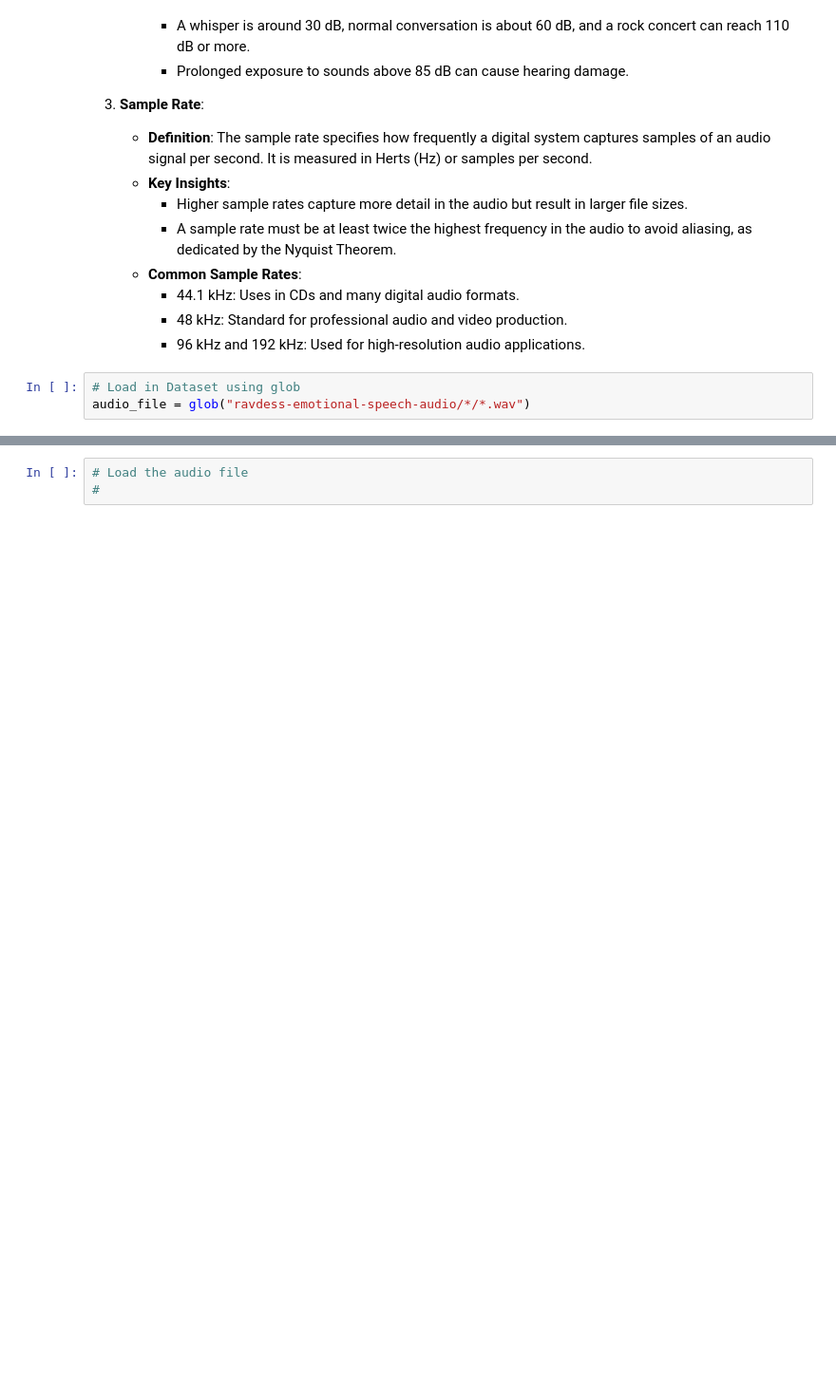
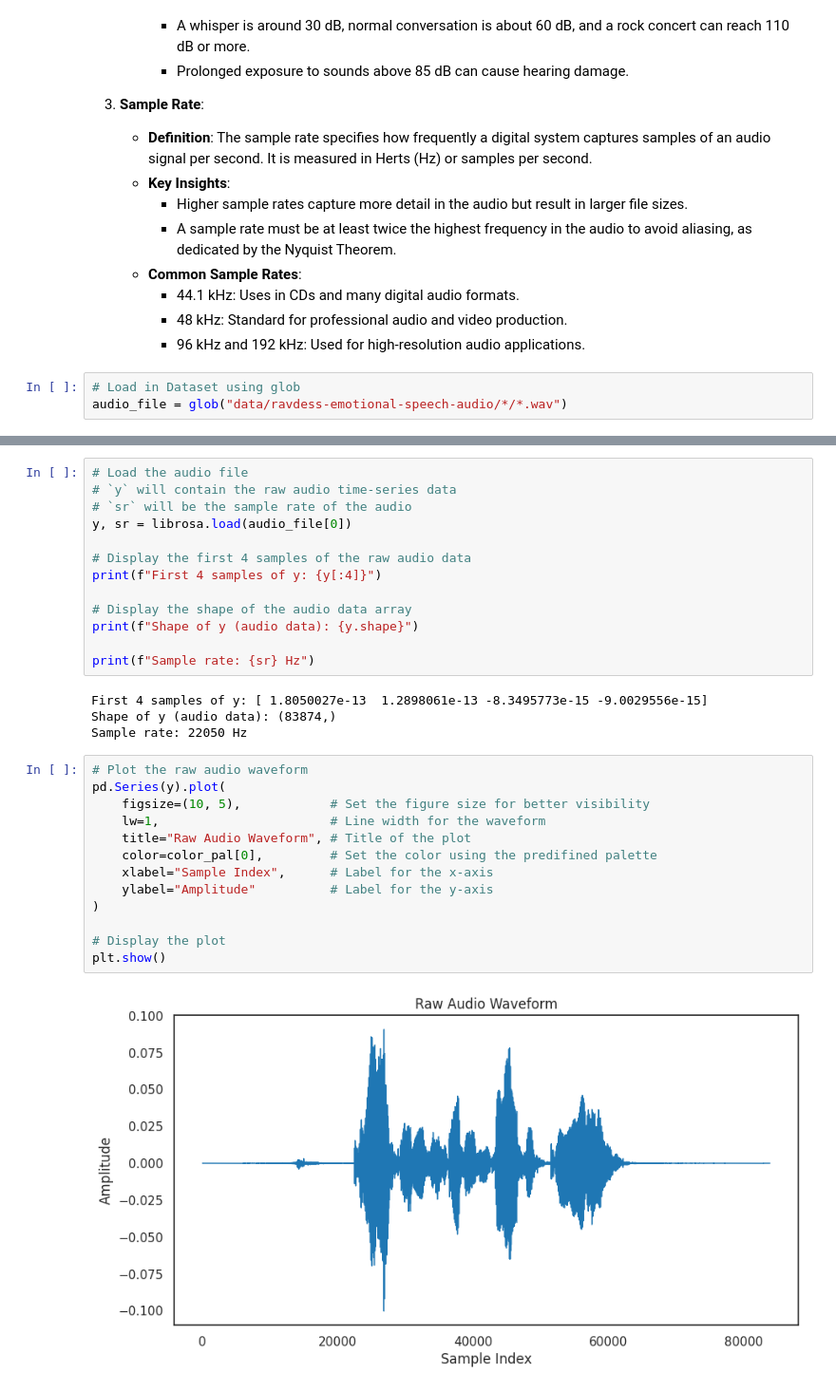
Before and after one commit to jahez07/learnin4romDrSreeni, a Jupyter notebook: other/AudioProcessingML.ipynb, the cells around one changed output, grey strips where cells are left out. Shown at 95% size. Drawn from its saved outputs; the diff is of its cells as text; blank space fills up the shorter version.

Commit message:
Audio Processing for Machine Learning

```diff
--- a/other/AudioProcessingML.ipynb
+++ b/other/AudioProcessingML.ipynb
@@ -84,7 +85,7 @@ To work effectively with audio in its digital form, it's important to understand
         * 96 kHz and 192 kHz: Used for high-resolution audio applications.
 # %%
 # Load in Dataset using glob
-audio_file = glob("ravdess-emotional-speech-audio/*/*.wav")
+audio_file = glob("data/ravdess-emotional-speech-audio/*/*.wav")
 # %%
 # Play audio file
 ipd.Audio(audio_file[5])
@@ -92,4 +93,33 @@ ipd.Audio(audio_file[5])
 [interactive output not drawn]
 # %%
 # Load the audio file
-#
+# `y` will contain the raw audio time-series data
+# `sr` will be the sample rate of the audio
+y, sr = librosa.load(audio_file[0])
+
+# Display the first 4 samples of the raw audio data
+print(f"First 4 samples of y: {y[:4]}")
+
+# Display the shape of the audio data array
+print(f"Shape of y (audio data): {y.shape}")
+
+print(f"Sample rate: {sr} Hz")
+# %% [output]
+First 4 samples of y: [ 1.8050027e-13  1.2898061e-13 -8.3495773e-15 -9.0029556e-15]
+Shape of y (audio data): (83874,)
+Sample rate: 22050 Hz
+# %%
+# Plot the raw audio waveform
+pd.Series(y).plot(
+    figsize=(10, 5),            # Set the figure size for better visibility
+    lw=1,                       # Line width for the waveform
+    title="Raw Audio Waveform", # Title of the plot
+    color=color_pal[0],         # Set the color using the predifined palette
+    xlabel="Sample Index",      # Label for the x-axis
+    ylabel="Amplitude"          # Label for the y-axis
+)
+
+# Display the plot
+plt.show()
+# %% [output]
+[figure, added]
```
Also changed, not shown: parts of 30 cells of this notebook, 1 other file.
